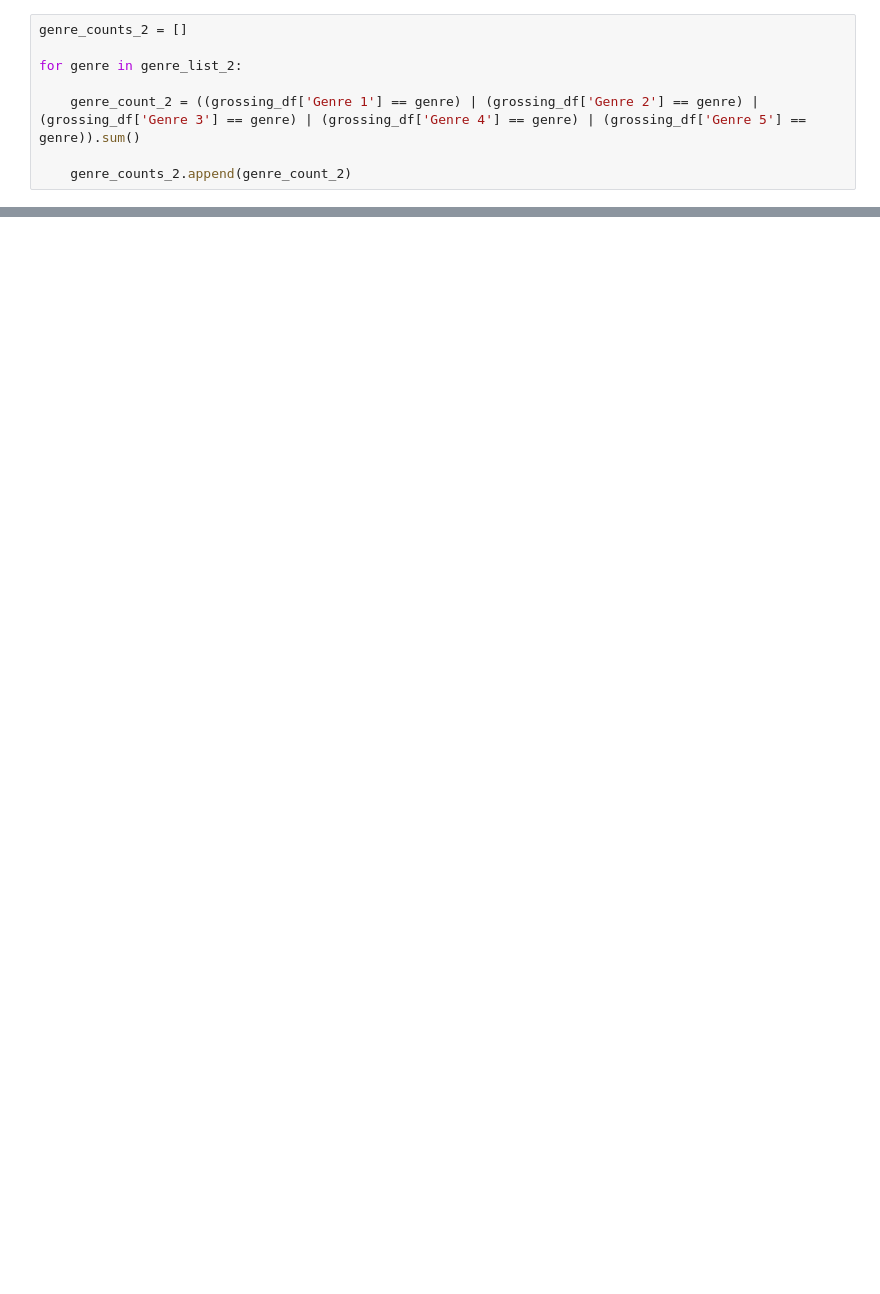
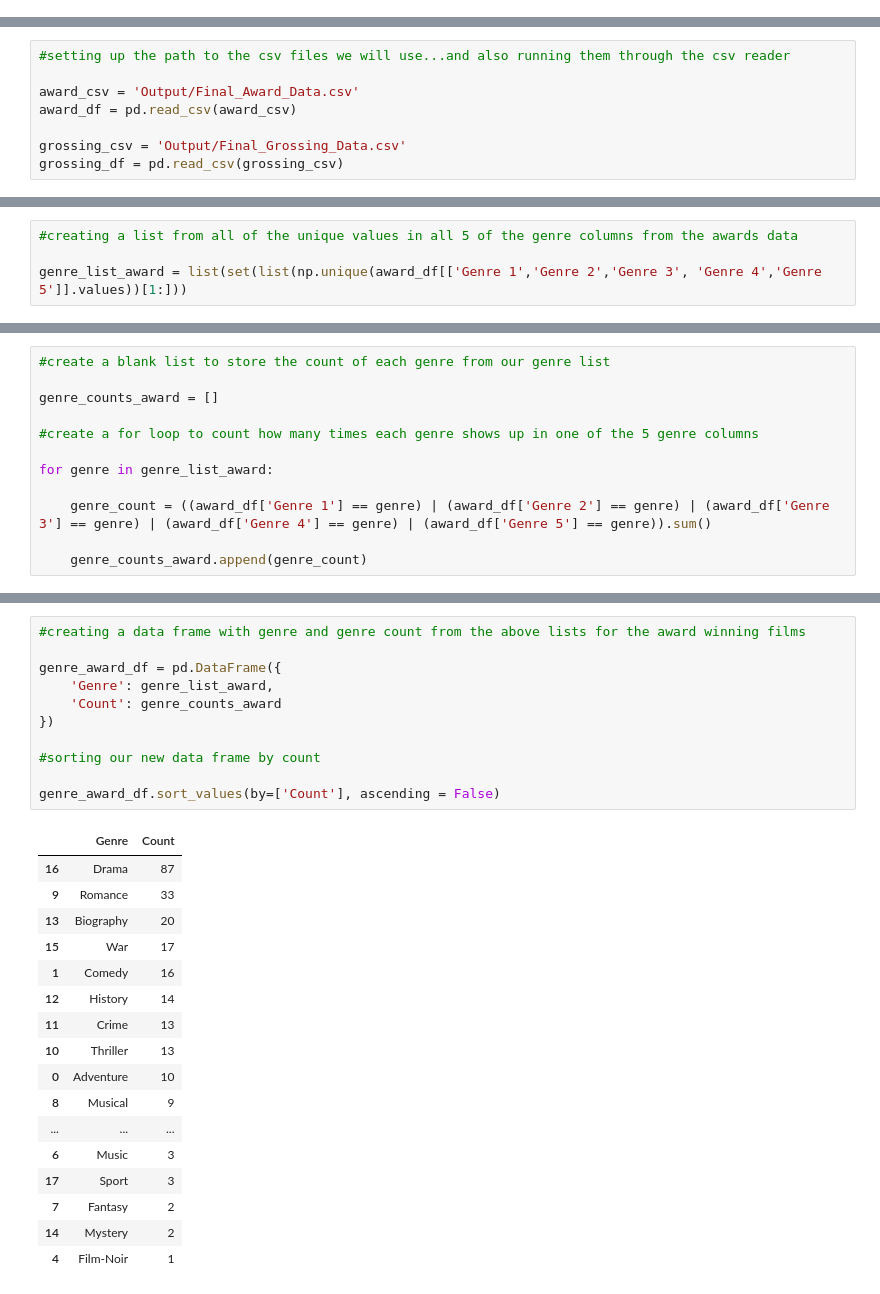
Before and after one commit to meganfoster/Group_5_Project_1, a Jupyter notebook: Final Visualizations.ipynb, the cells around one changed output, grey strips where cells are left out. Saved outputs shown, nothing was run; the diff lists cells and outputs as text; blank space fills up the shorter version.

```diff
--- a/Final Visualizations.ipynb
+++ b/Final Visualizations.ipynb
@@ -341,8 +0,0 @@ genre_list_2
-# %%
-genre_counts_2 = []
-
-for genre in genre_list_2:
-
-    genre_count_2 = ((grossing_df['Genre 1'] == genre) | (grossing_df['Genre 2'] == genre) | (grossing_df['Genre 3'] == genre) | (grossing_df['Genre 4'] == genre) | (grossing_df['Genre 5'] == genre)).sum()
-
-    genre_counts_2.append(genre_count_2)
@@ -597,0 +10,8 @@ plt.savefig("Images/Rotten_Tomatoes_Rating_All.png")
+# %%
+#setting up the path to the csv files we will use...and also running them through the csv reader
+
+award_csv = 'Output/Final_Award_Data.csv'
+award_df = pd.read_csv(award_csv)
+
+grossing_csv = 'Output/Final_Grossing_Data.csv'
+grossing_df = pd.read_csv(grossing_csv)
@@ -597,0 +61,4 @@ plt.savefig("Images/Rotten_Tomatoes_Rating_All.png")
+# %%
+#creating a list from all of the unique values in all 5 of the genre columns from the awards data
+
+genre_list_award = list(set(list(np.unique(award_df[['Genre 1','Genre 2','Genre 3', 'Genre 4','Genre 5']].values))[1:]))
@@ -597,0 +88,12 @@ plt.savefig("Images/Rotten_Tomatoes_Rating_All.png")
+# %%
+#create a blank list to store the count of each genre from our genre list
+
+genre_counts_award = []
+
+#create a for loop to count how many times each genre shows up in one of the 5 genre columns
+
+for genre in genre_list_award:
+
+    genre_count = ((award_df['Genre 1'] == genre) | (award_df['Genre 2'] == genre) | (award_df['Genre 3'] == genre) | (award_df['Genre 4'] == genre) | (award_df['Genre 5'] == genre)).sum()
+
+    genre_counts_award.append(genre_count)
@@ -597,0 +106,29 @@ plt.savefig("Images/Rotten_Tomatoes_Rating_All.png")
+# %%
+#creating a data frame with genre and genre count from the above lists for the award winning films
+
+genre_award_df = pd.DataFrame({
+    'Genre': genre_list_award,
+    'Count': genre_counts_award
+})
+
+#sorting our new data frame by count
+
+genre_award_df.sort_values(by=['Count'], ascending = False)
+# %% [output]
+|  | Genre | Count |
+| 16 | Drama | 87 |
+| 9 | Romance | 33 |
+| 13 | Biography | 20 |
+| 15 | War | 17 |
+| 1 | Comedy | 16 |
+| 12 | History | 14 |
+| 11 | Crime | 13 |
+| 10 | Thriller | 13 |
+| 0 | Adventure | 10 |
+| 8 | Musical | 9 |
+| ... | ... | ... |
+| 6 | Music | 3 |
+| 17 | Sport | 3 |
+| 7 | Fantasy | 2 |
+| 14 | Mystery | 2 |
+| 4 | Film-Noir | 1 |
```
Also changed, not shown: parts of 101 cells of this notebook, 6 other files.
